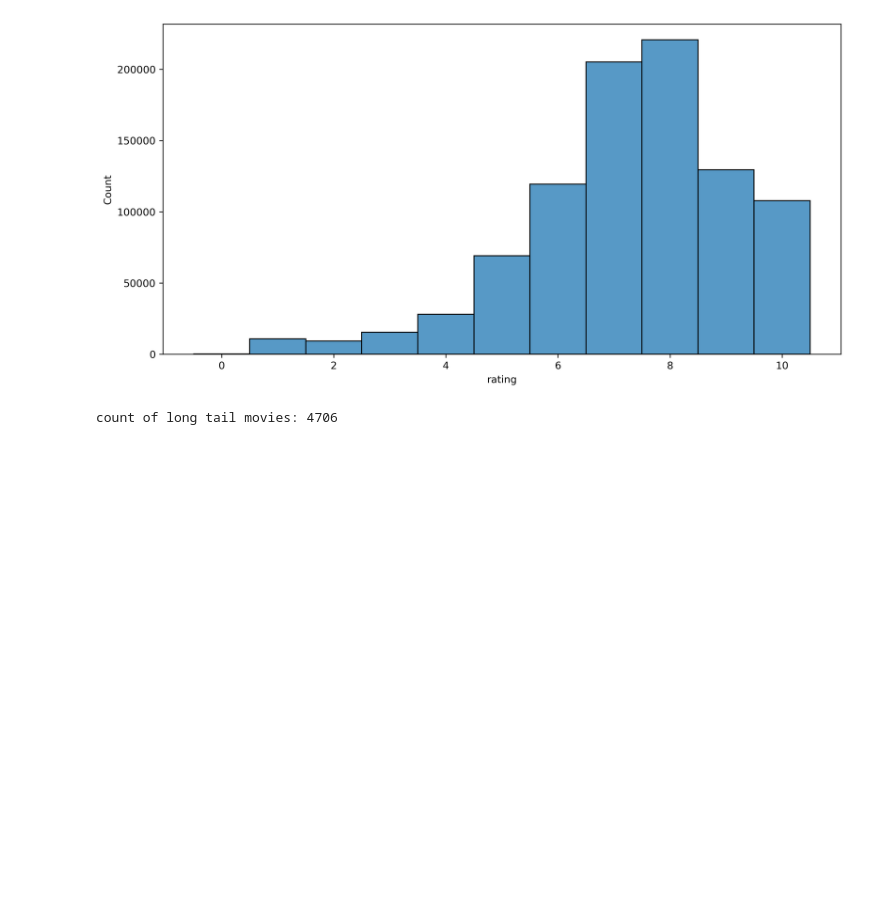
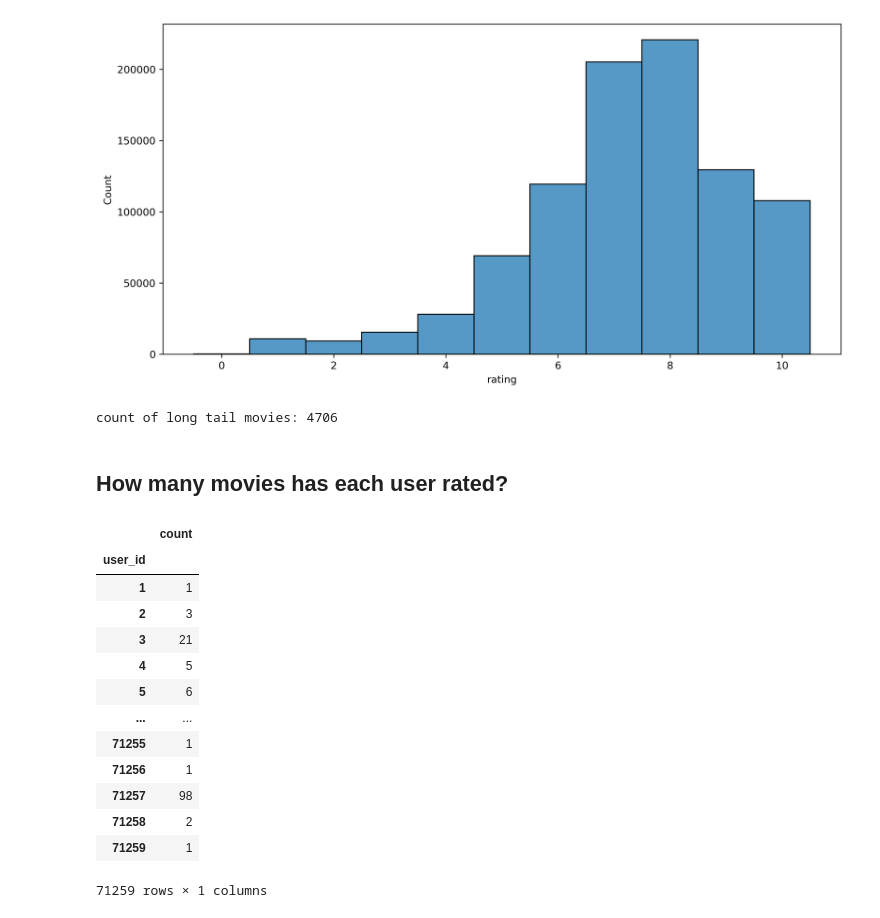
Before and after one commit to ashen007/Movie_Recommender_system, a Jupyter notebook: notebooks/ratings analysis.ipynb, the cells around one changed output. Cells and saved outputs as stored; diff of their text form; code cells hidden in the pictures; blank space fills up the shorter version.

```diff
--- a/notebooks/ratings analysis.ipynb
+++ b/notebooks/ratings analysis.ipynb
@@ -145,3 +145,24 @@ plt.show()
 print(f"count of long tail movies: {rating_by_movie[rating_by_movie['rating'] < 5].shape[0]}")
 # %% [output]
 count of long tail movies: 4706
+# %% [markdown]
+## How many movies has each user rated?
+# %%
+movie_count_user_rated = rating_data.groupby(by='user_id')[['movie_id']].count()
+movie_count_user_rated.rename(columns={'movie_id':'count'},inplace=True)
+movie_count_user_rated
+# %% [output]
+|  | count |
+| user_id |  |
+| 1 | 1 |
+| 2 | 3 |
+| 3 | 21 |
+| 4 | 5 |
+| 5 | 6 |
+| ... | ... |
+| 71255 | 1 |
+| 71256 | 1 |
+| 71257 | 98 |
+| 71258 | 2 |
+| 71259 | 1 |
+71259 rows × 1 columns
```
Also changed, not shown: parts of 1 cell of this notebook.
